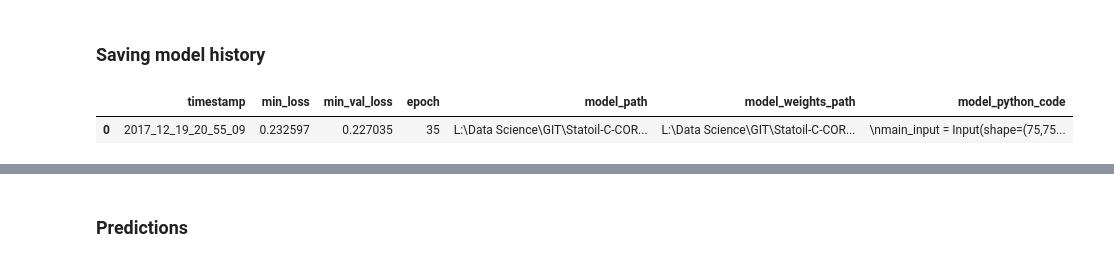
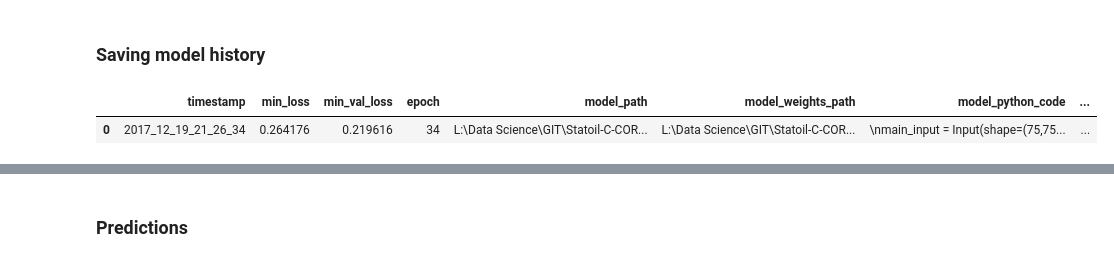
Before and after one commit to MarekKZielinski/Statoil-C-CORE-Iceberg-Classifier-Challenge, a Jupyter notebook: Iceberg-notebook.ipynb, the cells around one changed output, grey strips where cells are left out. Saved outputs shown, nothing was run; the diff lists cells and outputs as text; code cells hidden in the pictures.

```diff
--- a/Iceberg-notebook.ipynb
+++ b/Iceberg-notebook.ipynb
@@ -240,7 +240,7 @@ datagen_angle_val = Datagen_angle(imagegen=datagen_val)
 # %% [markdown]
 ### Keras model
 # %%
-model_code="CNN_2017_12_17_v12"
+model_code="CNN_2017_12_19_v13"
 model_comment="2 CNN inputs with 64 initial conv filters"
 # %%
 %%writefile current_model.py
@@ -250,20 +250,20 @@ aux_input = Input(shape=(75,75,3), name='aux_input')
 
 #conv layers for main_input
 x1 = BatchNormalization()(main_input)
-x1 = Conv2D(32, (3,3), activation='relu')(x1)
+x1 = Conv2D(64, (3,3), activation='relu')(x1)
 x1 = BatchNormalization()(x1)
 x1 = Dropout(0.2)(x1)
-x1 = Conv2D(32, (3, 3), activation='relu')(x1)
+x1 = Conv2D(64, (3, 3), activation='relu')(x1)
 x1 = MaxPooling2D((2, 2), strides=(2, 2))(x1)
 x1 = BatchNormalization()(x1)
 x1 = Dropout(0.2)(x1)
 
 #conv layers for aux_input
 x2 = BatchNormalization()(aux_input)
-x2 = Conv2D(32, (3,3), activation='relu')(x2)
+x2 = Conv2D(64, (3,3), activation='relu')(x2)
 x2 = BatchNormalization()(x2)
 x2 = Dropout(0.2)(x2)
-x2 = Conv2D(32, (3, 3), activation='relu')(x2)
+x2 = Conv2D(64, (3, 3), activation='relu')(x2)
 x2 = MaxPooling2D((2, 2), strides=(2, 2))(x2)
 x2 = BatchNormalization()(x2)
 x2 = Dropout(0.2)(x2)
@@ -470,17 +470,19 @@ model_f.save(model_object_path)
 # %%
 argmin = np.array(H.history["val_loss"]).argmin()
 with open('current_model.py','r') as model_python_code_file:
     models_history = pd.DataFrame({"timestamp":[model_timestamp],
                                     "min_loss":[H.history['loss'][argmin]],
                                     "min_val_loss":[H.history['val_loss'][argmin]],
                                     "epoch":argmin,
                                     "model_path":[model_object_path],
                                     "model_weights_path":[model_best_weights_path],
-                                    "model_python_code":[model_python_code_file.read().replace('\r\n','\n')]
+                                    "model_python_code":[model_python_code_file.read().replace('\r\n','\n')],
+                                    "model_comment":[model_comment]
                                 })
 
-models_history = models_history[["timestamp","min_loss","min_val_loss", "epoch", "model_path","model_weights_path","model_python_code"]]
+models_history = models_history[["timestamp","min_loss","min_val_loss", "epoch",
+                                 "model_path","model_weights_path","model_python_code","model_comment"]]
 models_history.head()
 # %% [output]
-|  | timestamp | min_loss | min_val_loss | epoch | model_path | model_weights_path | model_python_code |
-| 0 | 2017_12_19_20_55_09 | 0.232597 | 0.227035 | 35 | L:\Data Science\GIT\Statoil-C-COR... | L:\Data Science\GIT\Statoil-C-COR... | \nmain_input = Input(shape=(75,75... |
+|  | timestamp | min_loss | min_val_loss | epoch | model_path | model_weights_path | model_python_code | ... |
+| 0 | 2017_12_19_21_26_34 | 0.264176 | 0.219616 | 34 | L:\Data Science\GIT\Statoil-C-COR... | L:\Data Science\GIT\Statoil-C-COR... | \nmain_input = Input(shape=(75,75... | ... |
```
Also changed, not shown: parts of 8 cells of this notebook, 2 other files.
